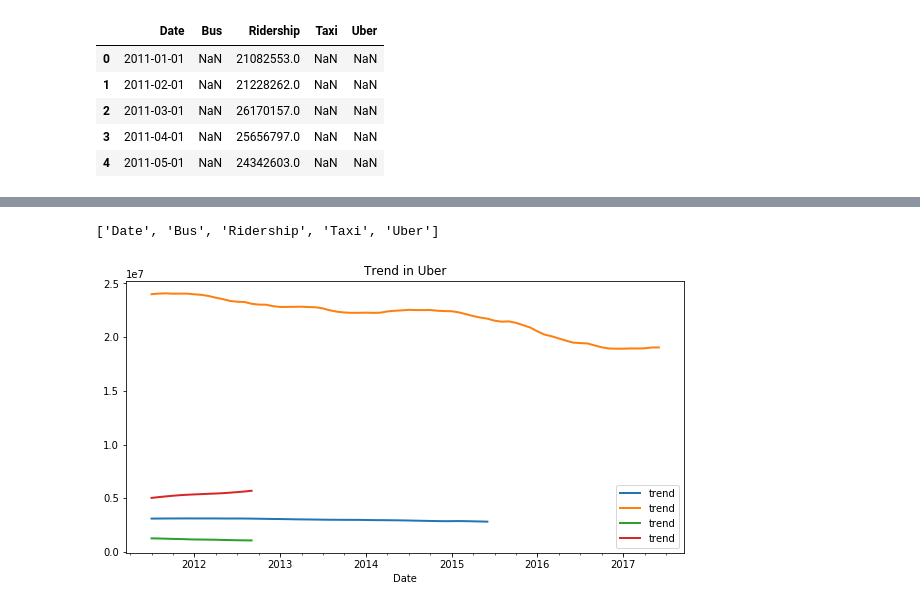
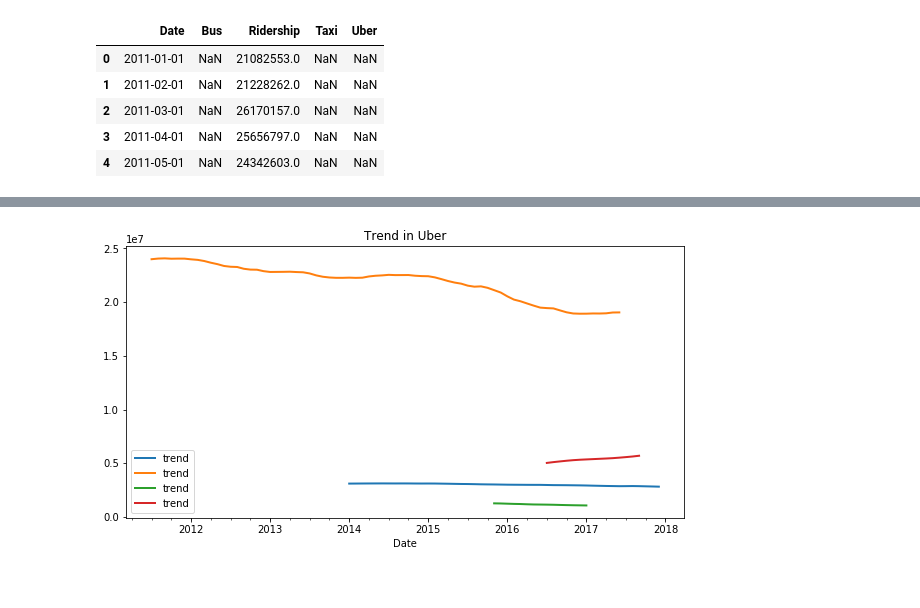
Before and after one commit to yegorkryukov/dc_public_transport, a Jupyter notebook: Functions/test_TCSI_transports.ipynb, the cells around one changed output, grey strips where cells are left out. Cells and saved outputs as stored; diff of their text form; code cells hidden in the pictures.

Commit message:
TCSI on each type of transport

```diff
--- a/Functions/test_TCSI_transports.ipynb
+++ b/Functions/test_TCSI_transports.ipynb
@@ -28,28 +17,21 @@ Timestamp('2011-01-01 00:00:00')
 # %%
 features = [column for column in df]
-years = [2013, 2011, 2015, 2016]
-features
-# %% [output]
-['Date', 'Bus', 'Ridership', 'Taxi', 'Uber']
 # %%
 x = 0
 f, ax = plt.subplots(figsize=(10,5))
 for feature in features:
     if feature != 'Date':
         df1 = df[['Date', feature]]
-        df1 = df1.dropna(how='any')
-        time = df1.iloc[:,0].tolist()
-        feat = df1.iloc[:,1].tolist()
         #pprint(time)
-        m, tcsidf = TCSI(time, feat, years[x])
+        m, tcsidf = TCSI(df1)
         #print(years[x])
         #print(tcsidf)
         tcsidf.plot(x='Date', y='trend', ax=ax, linewidth=2)
         #ax = tcsidf.plot(x='Date', y='trend')
         plt.title(f'Trend in {feature}')
         x +=1
 # %% [output]
-[figure, old version]
+[figure, new version]
 # %%
 x = 0
 plt.figure()
```
Also changed, not shown: parts of 4 cells of this notebook.
